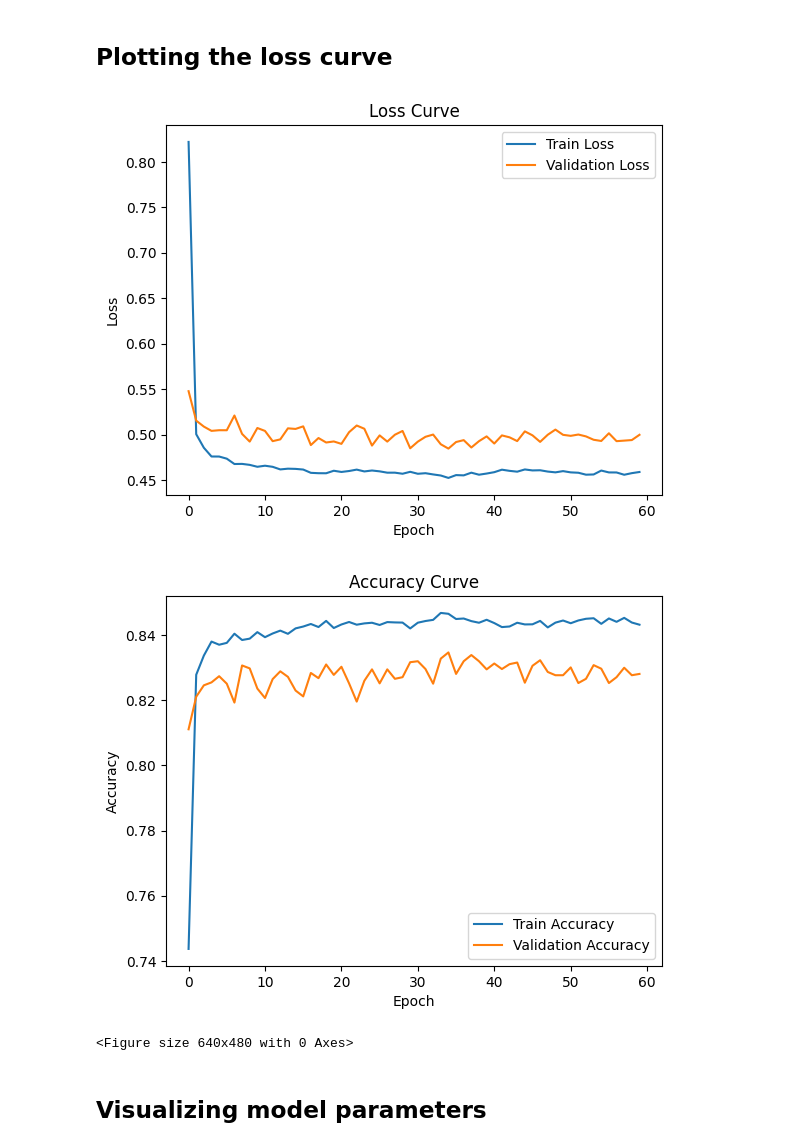
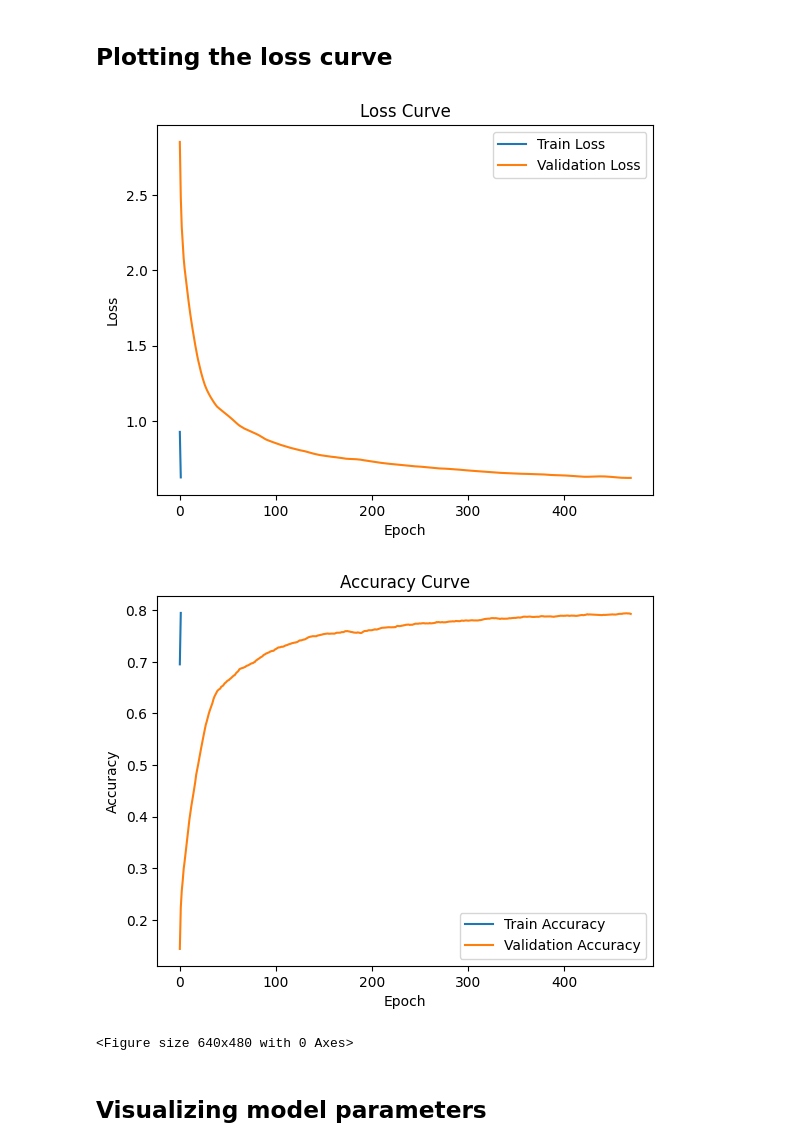
Before and after one commit to mmaaaff/DATA130051-Lab1-Fashion-MNIST-NNFromScratch, a Jupyter notebook: train.ipynb, the cells around one changed output. Cells and saved outputs as stored; diff of their text form; code cells hidden in the pictures.

Commit message:
batch normalization fixed and support recording result per iter

```diff
--- a/train.ipynb
+++ b/train.ipynb
@@ -40,14 +40,19 @@ class MLP3(nn.NeuralNetwork):
         else:
             raise ValueError('Unknown activation function')
         self.softmax = nn.Softmax()
-        self.BN = nn.BatchNorm1d()
+        self.BN1 = nn.BatchNorm1d()
+        self.BN2 = nn.BatchNorm1d()
+        self.BN3 = nn.BatchNorm1d()
+        self.params += self.BN1.params
+        self.params += self.BN2.params
+        self.params += self.BN3.params
     def forward(self, x):
-        x = self.BN(x)
+        x = self.BN1(x)
         x = self.fc1(x)
-        x = self.BN(x)
+        x = self.BN2(x)
         x = self.activation(x)
         x = self.fc2(x)
-        x = self.BN(x)
+        x = self.BN3(x)
         x = self.activation(x)
         x = self.fc3(x)
         x = self.softmax(x)
@@ -71,10 +76,11 @@ Train loss: 0.416  Val loss: 0.443  Train acc: 0.854  Val acc: 0.843
 # %%
 # Hyperparameters below can be changed, while current values may be the best ones
 continue_if_exists = True
-num_epochs = 30
+num_epochs = 2
 lambda_L2 = 0.0
 hidden_size1 = 100
 hidden_size2 = 10
+batch_size = 256
 lr = 0.01
 activ_func = 'tanh'
 model = MLP3(hidden_size1, hidden_size2, activation=activ_func)
@@ -82,6 +88,6 @@ model_name = 'MLP3_({},{})_{}_L2-{}_lr-{}'.format(hidden_size1, hidden_size2, ac
 model.train()
 criterion = nn.CrossEntropyLoss()
 optimizer = optim.Adam(model.params, lr=lr, decay_rate=0.3)
-train_loss, val_loss, train_acc, val_acc, continued_train = MyDL.train(model, criterion, optimizer, train_data, test_data, num_epochs=num_epochs, batch_size=256, lambda_L2=lambda_L2, path='final_model_params', continue_if_exists=continue_if_exists)
+train_loss, val_loss, train_acc, val_acc, continued_train = MyDL.train(model, criterion, optimizer, train_data, test_data, num_epochs, batch_size, lambda_L2=lambda_L2, path='final_model_params', continue_if_exists=continue_if_exists, calc_val_loss_every_iteration=False)
 if not (not continue_if_exists and continued_train):
-    MyDL.save_result(train_loss, val_loss, train_acc, val_acc, best_model_name, continued_train, path='final_results')
+    MyDL.save_result(train_loss, val_loss, train_acc, val_acc, best_model_name, batch_size, continued_train, path='final_results')
@@ -91,36 +104,41 @@ if not (not continue_if_exists and continued_train):
 import os
 import matplotlib.pyplot as plt
 
-best_model_name = 'MLP3_(100,10)_tanh_L2-0.001_lr-0.01'
+best_model_name = 'MLP3_(100,10)_tanh_L2-0.0_lr-0.01'
+
 
 with np.load(os.path.join('final_results', f'{best_model_name}.npz')) as result:
+    train_loss_iter = result['train_loss_iter']
+    val_loss_iter = result['val_loss_iter']
+    train_acc_iter = result['train_acc_iter']
+    val_acc_iter = result['val_acc_iter']
     train_loss = result['train_loss']
     val_loss = result['val_loss']
     train_acc = result['train_acc']
     val_acc = result['val_acc']
 
 # Plotting the loss curve
 plt.plot(train_loss, label='Train Loss')
 plt.plot(val_loss, label='Validation Loss')
 plt.xlabel('Epoch')
 plt.ylabel('Loss')
 plt.title('Loss Curve')
 plt.legend()
 plt.show()
 plt.savefig('final_results/loss_curve.png')
 
 # Plotting the accuracy curve
 plt.plot(train_acc, label='Train Accuracy')
 plt.plot(val_acc, label='Validation Accuracy')
 plt.xlabel('Epoch')
 plt.ylabel('Accuracy')
 plt.title('Accuracy Curve')
 plt.legend()
 plt.show()
 plt.savefig('final_results/accuracy_curve.png')
 # %% [output]
-[figure, old version]
+[figure, new version]
-[figure, old version]
+[figure, new version]
 <Figure size 640x480 with 0 Axes>
 # %% [markdown]
 ## Visualizing model parameters
```
Also changed, not shown: parts of 1 cell of this notebook, 19 other files.
